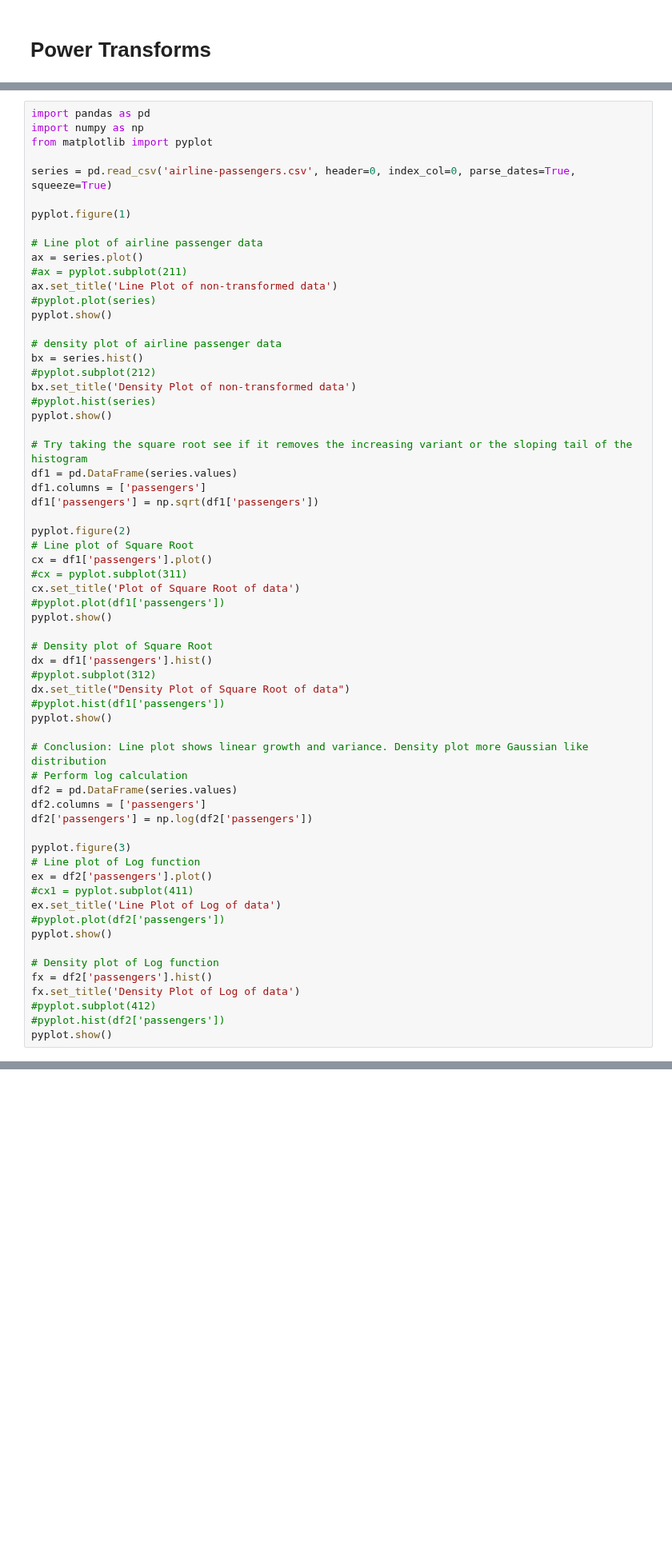
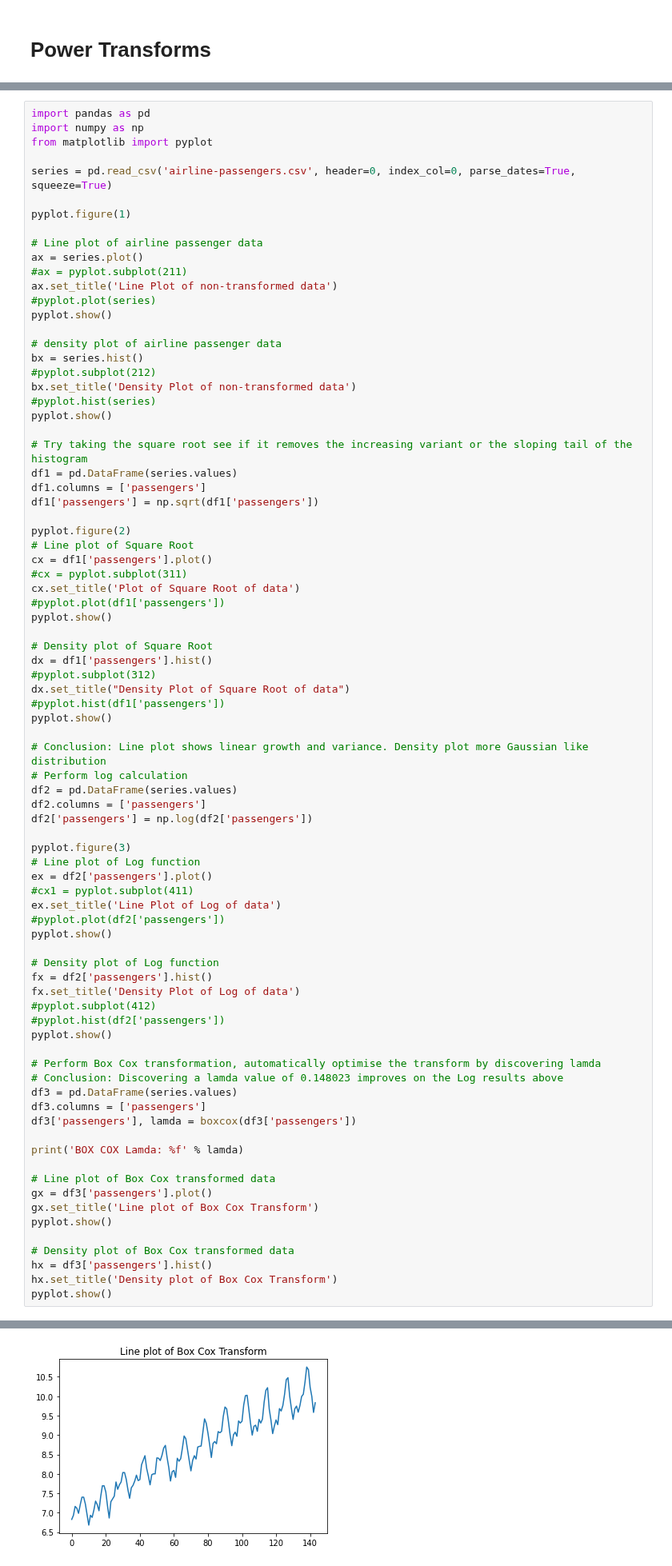
Before and after one commit to kenneth-craig/academyPub, a Jupyter notebook: Time Series Data.ipynb, the cells around one changed output, grey strips where cells are left out. Shown at 80% size. Cells and saved outputs as stored; diff of their text form; blank space fills up the shorter version.

```diff
--- a/Time Series Data.ipynb
+++ b/Time Series Data.ipynb
@@ -314,6 +314,24 @@ fx.set_title('Density Plot of Log of data')
 #pyplot.subplot(412)
 #pyplot.hist(df2['passengers'])
 pyplot.show()
+
+# Perform Box Cox transformation, automatically optimise the transform by discovering lamda
+# Conclusion: Discovering a lamda value of 0.148023 improves on the Log results above
+df3 = pd.DataFrame(series.values)
+df3.columns = ['passengers']
+df3['passengers'], lamda = boxcox(df3['passengers'])
+
+print('BOX COX Lamda: %f' % lamda)
+
+# Line plot of Box Cox transformed data
+gx = df3['passengers'].plot()
+gx.set_title('Line plot of Box Cox Transform')
+pyplot.show()
+
+# Density plot of Box Cox transformed data
+hx = df3['passengers'].hist()
+hx.set_title('Density plot of Box Cox Transform')
+pyplot.show()
 # %% [output]
 [figure]
 [figure]
@@ -323,0 +343 @@ pyplot.show()
+[figure, added]
```
Also changed, not shown: parts of 2 cells of this notebook.
